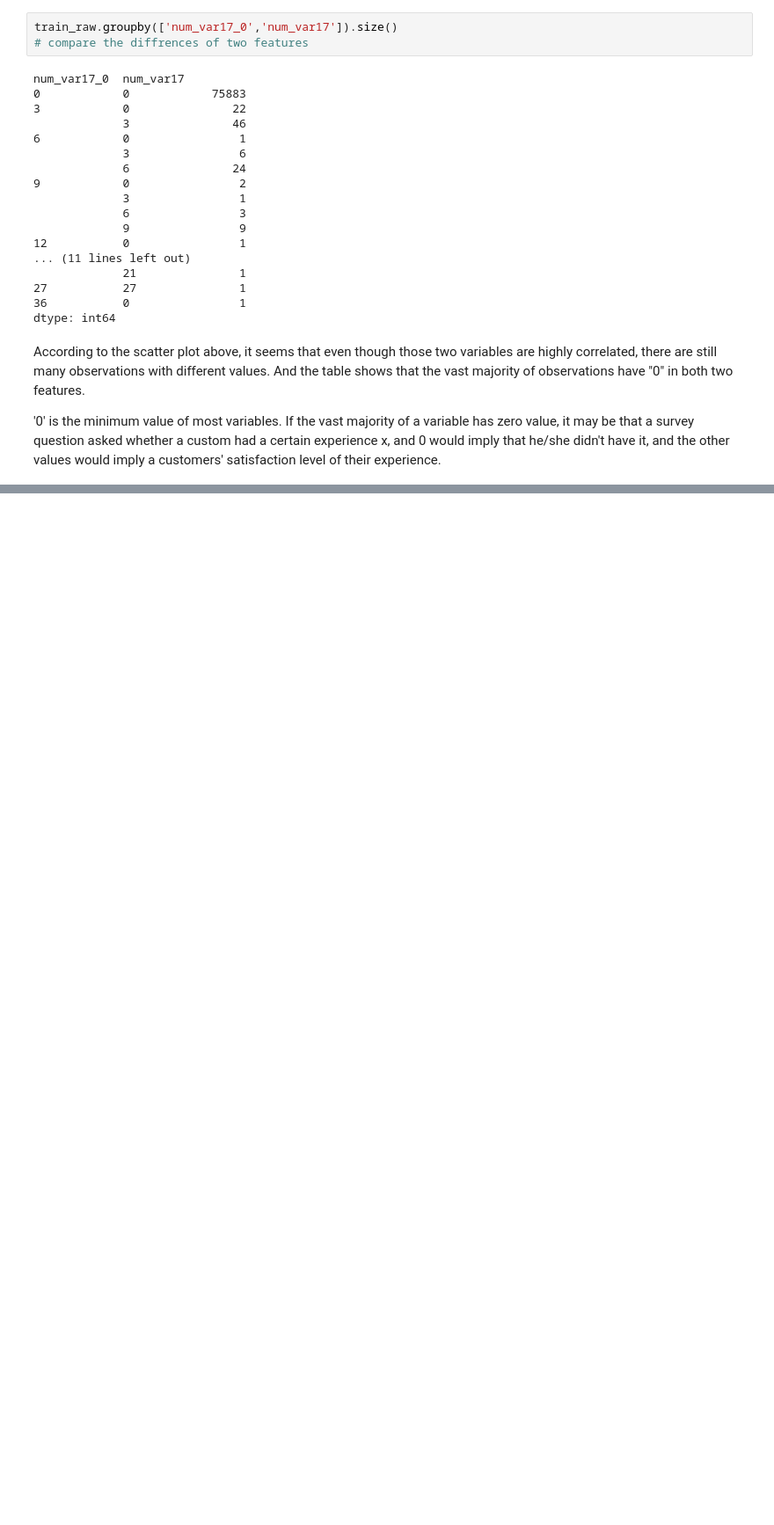
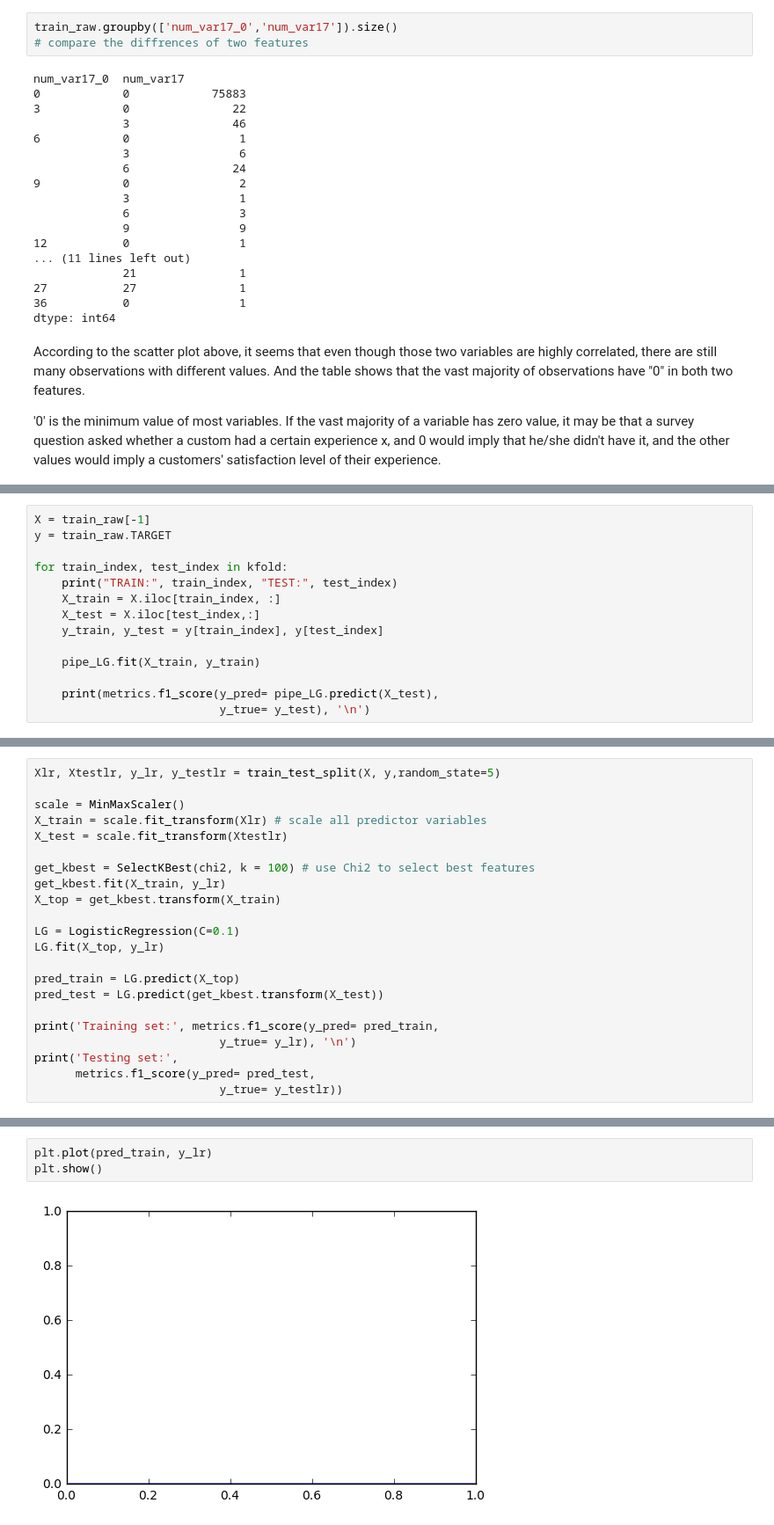
Before and after one commit to jeanzhaoyi/Capstone_2, a Jupyter notebook: Santander_data_exploration.ipynb, the cells around one changed output, grey strips where cells are left out. Shown: that part at 88% size. Drawn from its saved outputs; the diff is of its cells as text; blank space fills up the shorter version.

```diff
--- a/Santander_data_exploration.ipynb
+++ b/Santander_data_exploration.ipynb
@@ -289,0 +656,14 @@ Name: min, dtype: float64
+# %%
+X = train_raw[-1]
+y = train_raw.TARGET
+
+for train_index, test_index in kfold:
+    print("TRAIN:", train_index, "TEST:", test_index)
+    X_train = X.iloc[train_index, :]
+    X_test = X.iloc[test_index,:]
+    y_train, y_test = y[train_index], y[test_index]
+
+    pipe_LG.fit(X_train, y_train)
+
+    print(metrics.f1_score(y_pred= pipe_LG.predict(X_test),
+                           y_true= y_test), '\n')
@@ -289,0 +672,22 @@ Name: min, dtype: float64
+# %%
+Xlr, Xtestlr, y_lr, y_testlr = train_test_split(X, y,random_state=5)
+
+scale = MinMaxScaler()
+X_train = scale.fit_transform(Xlr) # scale all predictor variables
+X_test = scale.fit_transform(Xtestlr)
+
+get_kbest = SelectKBest(chi2, k = 100) # use Chi2 to select best features
+get_kbest.fit(X_train, y_lr)
+X_top = get_kbest.transform(X_train)
+
+LG = LogisticRegression(C=0.1)
+LG.fit(X_top, y_lr)
+
+pred_train = LG.predict(X_top)
+pred_test = LG.predict(get_kbest.transform(X_test))
+
+print('Training set:', metrics.f1_score(y_pred= pred_train,
+                           y_true= y_lr), '\n')
+print('Testing set:',
+      metrics.f1_score(y_pred= pred_test,
+                           y_true= y_testlr))
@@ -289,0 +717,5 @@ Name: min, dtype: float64
+# %%
+plt.plot(pred_train, y_lr)
+plt.show()
+# %% [output]
+[figure, added]
```
Also changed, not shown: parts of 53 cells of this notebook.
